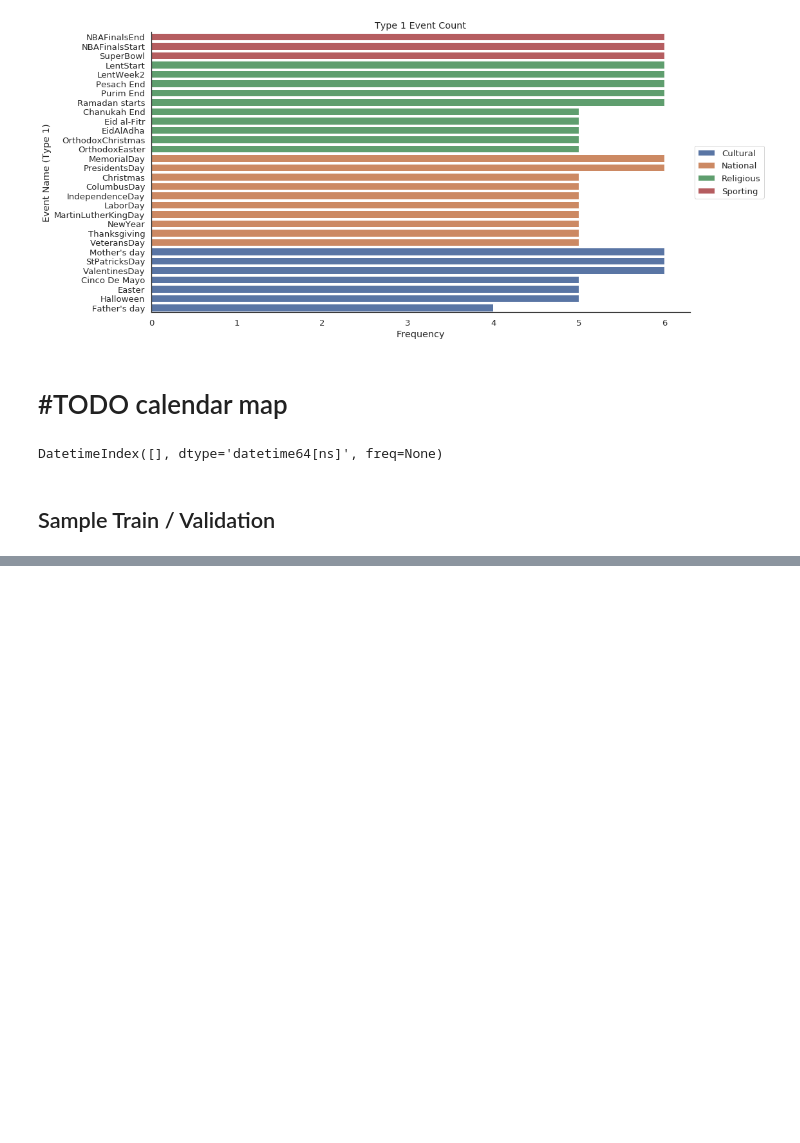
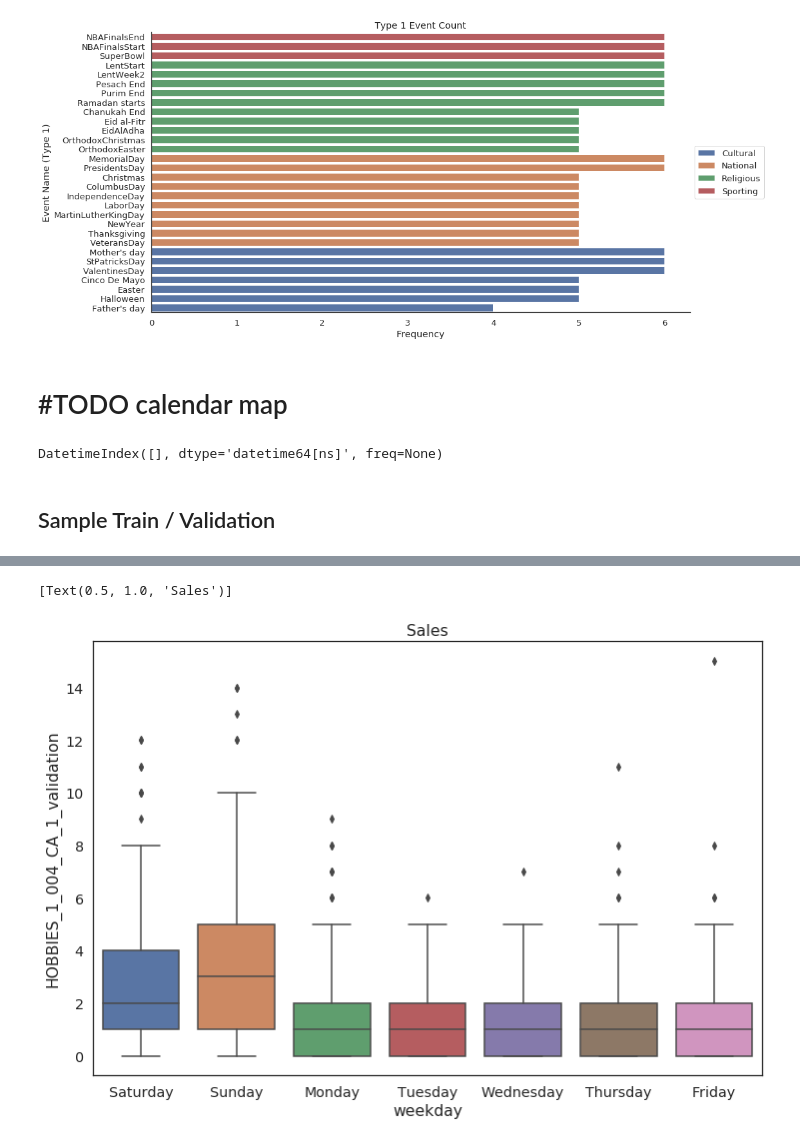
Before and after one commit to markryanandrews/M5-Forecasting-Accuracy, a Jupyter notebook: Walmart-EDA.ipynb, the cells around one changed output, grey strips where cells are left out. Cells and saved outputs as stored; diff of their text form; code cells hidden in the pictures; blank space fills up the shorter version.

```diff
--- a/Walmart-EDA.ipynb
+++ b/Walmart-EDA.ipynb
@@ -3,16 +3,17 @@
 # %%
 import pandas as pd
 import numpy as np
+import statsmodels.graphics.tsaplots as smt
+import seaborn as sns
+import matplotlib.pyplot as plt
 
-import matplotlib.pyplot as plt
-%matplotlib inline
+plt.rcParams['figure.figsize'] = (12.0, 8.0)
 
-import seaborn as sns
 sns.set(font_scale=1.3)
-sns.set(rc = {'figure.figsize': (15,6)})
 sns.set_style("white")
 
 %run common.py
+%matplotlib inline
 # %% [markdown]
 # Data
 # %% [markdown]
@@ -137,9 +138,3 @@ filter_item took 0:00:00.017888, shape = (1913, 13)
 | 2011-01-31 | 0 | 11101 | Monday | 0 | 1 | 2011 | NaN | NaN | ... |
 | 2011-02-01 | 0 | 11101 | Tuesday | 1 | 2 | 2011 | NaN | NaN | ... |
 | 2011-02-02 | 0 | 11101 | Wednesday | 2 | 2 | 2011 | NaN | NaN | ... |
-# %%
-sns.set_style('whitegrid')
-#sns.set_style('ticks')
-example_sales = item_sales(example_item, sales_df, calendar_df)
-example_sales.loc['2016'].plot(kind = 'area', legend = False, alpha = 0.7).set(title = example_item)
-sns.despine()
@@ -149,0 +141,7 @@ item_sales took 0:00:00.027197, shape = (1913, 1)
+# %%
+fig, ax = plt.subplots(figsize = (12,8))
+ax = sns.boxplot(x = "weekday", y = example_item, data = item_example)
+ax.set(title = 'Sales')
+# %% [output]
+[Text(0.5, 1.0, 'Sales')]
+[figure, added]
```
Also changed, not shown: parts of 6 cells of this notebook, 2 other files.
